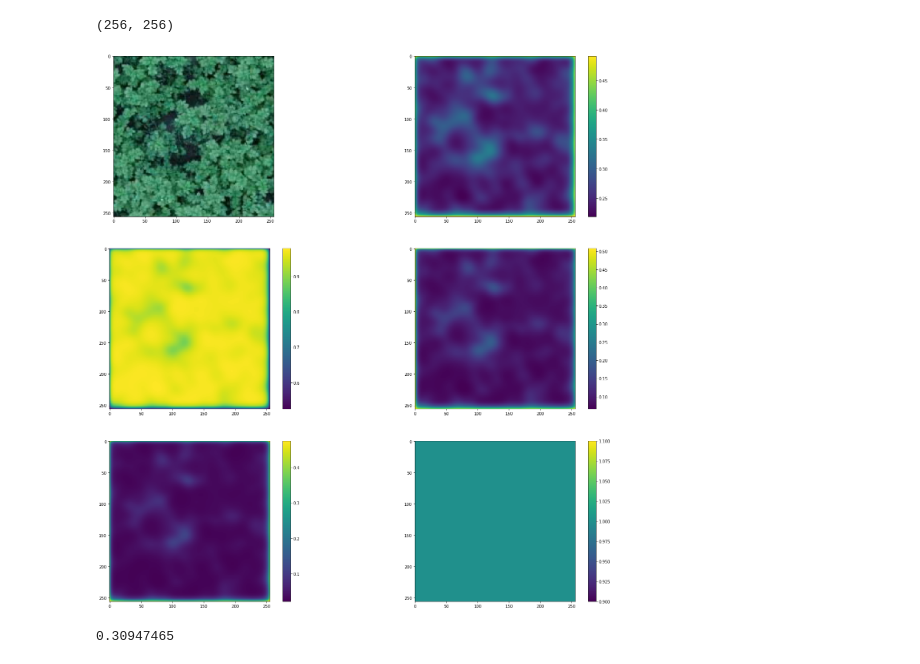
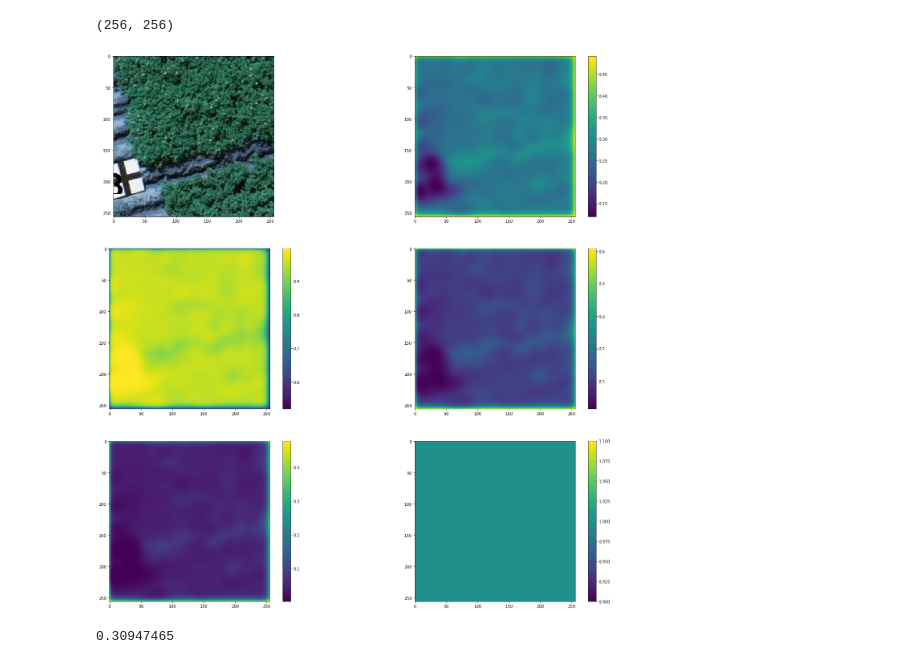
Before and after one commit to Ashgun/cv_fields_semantic-segmentation, a Jupyter notebook: train_unet.ipynb, the cells around one changed output. Drawn from its saved outputs; the diff is of its cells as text; code cells hidden in the pictures.

```diff
--- a/train_unet.ipynb
+++ b/train_unet.ipynb
@@ -305,26 +305,26 @@ getClassesMap(pred[sample_index]).shape
 # %% [output]
 (256, 256)
 # %%
-sample_index = 1
+sample_index = 9
 fig, axes = plt.subplots(nrows=3, ncols=2, figsize=(25, 25))
 axes[0][0].imshow(x[sample_index])
 im_0_1 = axes[0][1].imshow(pred[sample_index, ..., 0])
 im_1_0 = axes[1][0].imshow(pred[sample_index, ..., 1])
 im_1_1 = axes[1][1].imshow(pred[sample_index, ..., 2])
 im_2_0 = axes[2][0].imshow(pred[sample_index, ..., 3])
 # im_2_1 = axes[2][1].imshow(keras.backend.eval(tf.keras.backend.argmax(pred[sample_index], 2)).astype(np.float32))
 im_2_1 = axes[2][1].imshow(getClassesMap(pred[sample_index]))
 # im_2_1 = axes[2][1].imshow(pred[sample_index, 20:40, 0:5, 0])
 
 plt.colorbar(im_0_1, ax=axes[0,1])
 plt.colorbar(im_1_0, ax=axes[1,0])
 plt.colorbar(im_1_1, ax=axes[1,1])
 plt.colorbar(im_2_0, ax=axes[2,0])
 plt.colorbar(im_2_1, ax=axes[2,1])
 
 plt.show()
 # %% [output]
-[figure, old version]
+[figure, new version]
 # %%
 np.max(pred[sample_index, 20:40, 0:5, 3])
 # %% [output]
```
Also changed, not shown: parts of 4 cells of this notebook.
